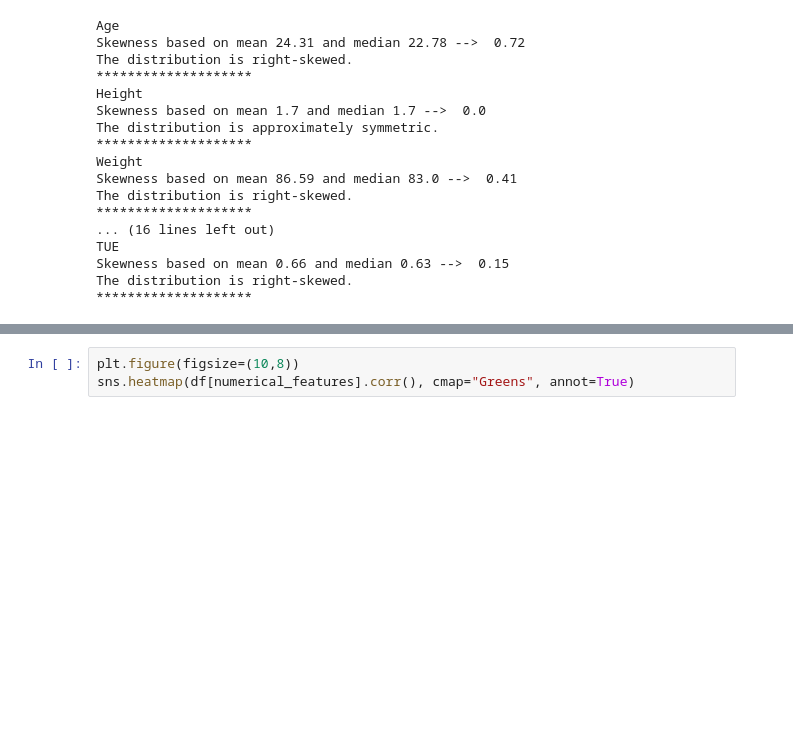
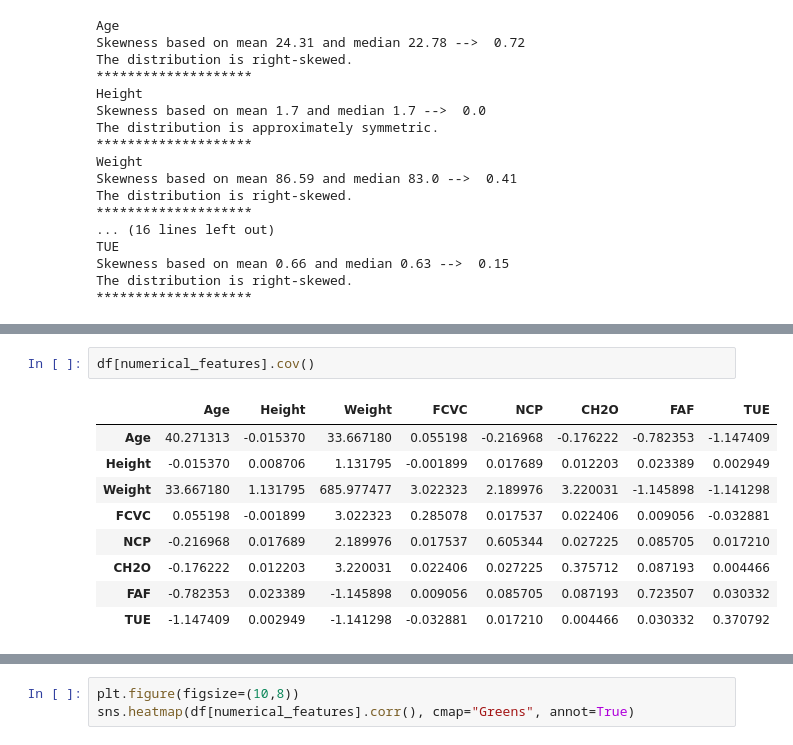
Before and after one commit to UpendraSinghRathore85/ML-Projects-Python, a Jupyter notebook: Supervised Algorithms/DAY 134 ML k Nearest Neighbors-1 Assignment.ipynb, the cells around one changed output, grey strips where cells are left out. Drawn from its saved outputs; the diff is of its cells as text; blank space fills up the shorter version.

```diff
--- a/Supervised Algorithms/DAY 134 ML k Nearest Neighbors-1 Assignment.ipynb
+++ b/Supervised Algorithms/DAY 134 ML k Nearest Neighbors-1 Assignment.ipynb
@@ -66,0 +112,12 @@ The distribution is right-skewed.
+# %%
+df[numerical_features].cov()
+# %% [output]
+|  | Age | Height | Weight | FCVC | NCP | CH2O | FAF | TUE |
+| Age | 40.271313 | -0.015370 | 33.667180 | 0.055198 | -0.216968 | -0.176222 | -0.782353 | -1.147409 |
+| Height | -0.015370 | 0.008706 | 1.131795 | -0.001899 | 0.017689 | 0.012203 | 0.023389 | 0.002949 |
+| Weight | 33.667180 | 1.131795 | 685.977477 | 3.022323 | 2.189976 | 3.220031 | -1.145898 | -1.141298 |
+| FCVC | 0.055198 | -0.001899 | 3.022323 | 0.285078 | 0.017537 | 0.022406 | 0.009056 | -0.032881 |
+| NCP | -0.216968 | 0.017689 | 2.189976 | 0.017537 | 0.605344 | 0.027225 | 0.085705 | 0.017210 |
+| CH2O | -0.176222 | 0.012203 | 3.220031 | 0.022406 | 0.027225 | 0.375712 | 0.087193 | 0.004466 |
+| FAF | -0.782353 | 0.023389 | -1.145898 | 0.009056 | 0.085705 | 0.087193 | 0.723507 | 0.030332 |
+| TUE | -1.147409 | 0.002949 | -1.141298 | -0.032881 | 0.017210 | 0.004466 | 0.030332 | 0.370792 |
```
Also changed, not shown: parts of 8 cells of this notebook, 2 other files.
